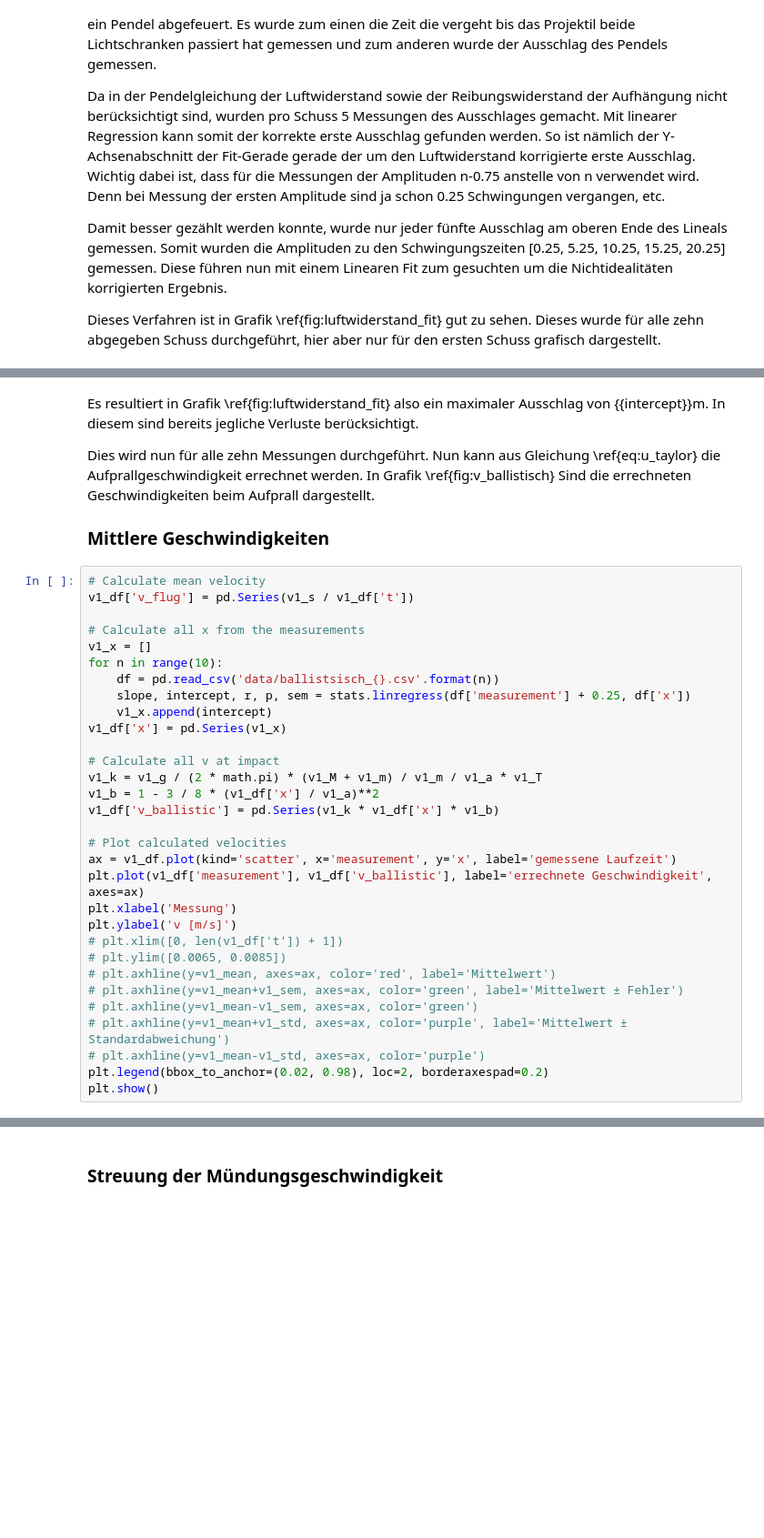
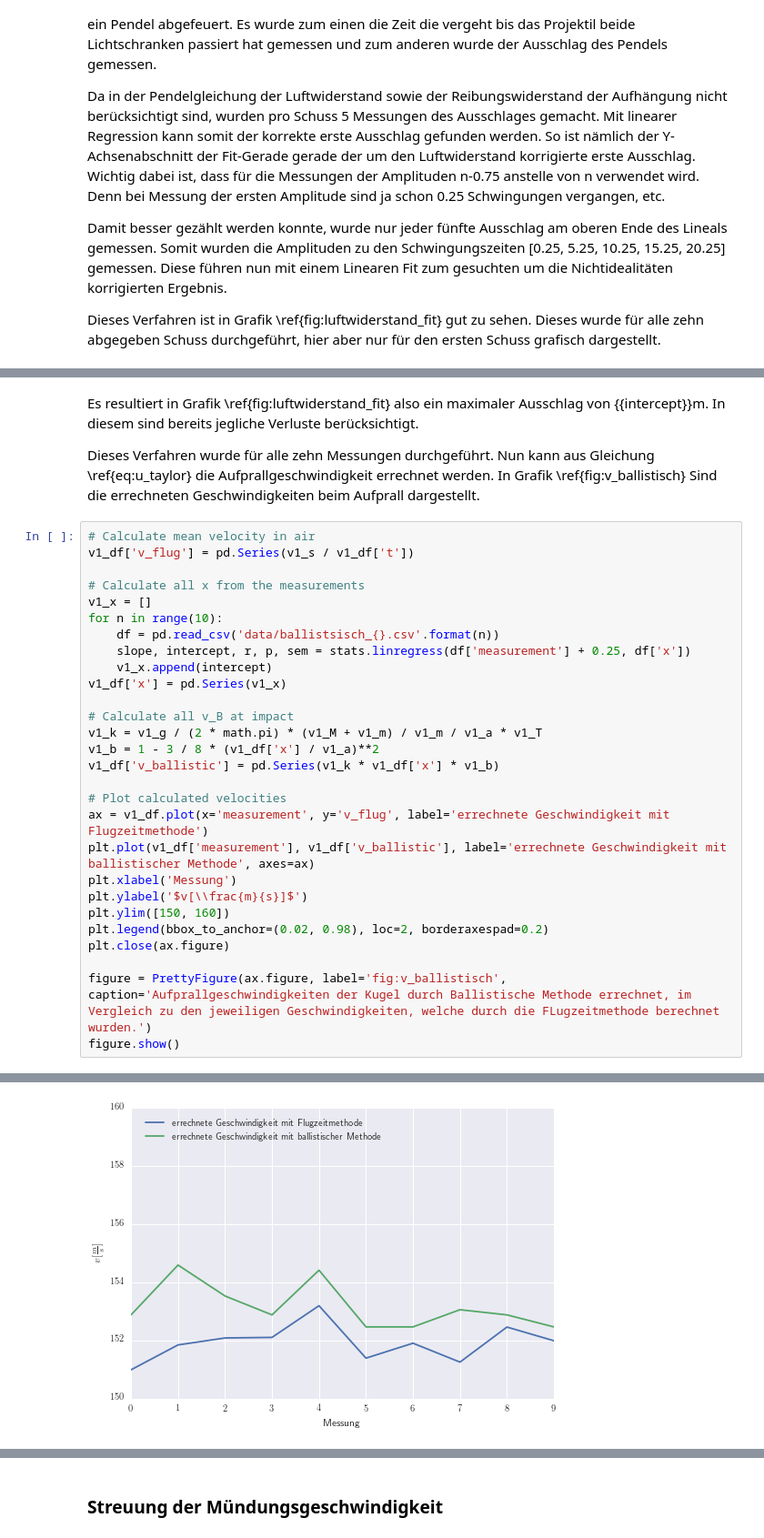
Before and after one commit to Yatekii/glal3, a Jupyter notebook: versuch2/M1.ipynb, the cells around one changed output, grey strips where cells are left out. Shown at 91% size. Saved outputs shown, nothing was run; the diff lists cells and outputs as text; blank space fills up the shorter version.

Commit message:
Figures with Captions moved to separate file; cleaned up and added captions to all existing figures; also extended text to be more complete

```diff
--- a/versuch2/M1.ipynb
+++ b/versuch2/M1.ipynb
@@ -363,11 +291,9 @@ taken_html
 # %% [markdown]
 Es resultiert in Grafik \ref{fig:luftwiderstand_fit} also ein maximaler Ausschlag von {{intercept}}m. In diesem sind bereits jegliche Verluste berücksichtigt.
 
-Dies wird nun für alle zehn Messungen durchgeführt. Nun kann aus Gleichung \ref{eq:u_taylor} die Aufprallgeschwindigkeit errechnet werden. In Grafik \ref{fig:v_ballistisch} Sind die errechneten Geschwindigkeiten beim Aufprall dargestellt.
-
-### Mittlere Geschwindigkeiten
+Dieses Verfahren wurde für alle zehn Messungen durchgeführt. Nun kann aus Gleichung \ref{eq:u_taylor} die Aufprallgeschwindigkeit errechnet werden. In Grafik \ref{fig:v_ballistisch} Sind die errechneten Geschwindigkeiten beim Aufprall dargestellt.
 # %%
-# Calculate mean velocity
+# Calculate mean velocity in air
 v1_df['v_flug'] = pd.Series(v1_s / v1_df['t'])
 
 # Calculate all x from the measurements
@@ -378,23 +304,20 @@ for n in range(10):
     v1_x.append(intercept)
 v1_df['x'] = pd.Series(v1_x)
 
-# Calculate all v at impact
+# Calculate all v_B at impact
 v1_k = v1_g / (2 * math.pi) * (v1_M + v1_m) / v1_m / v1_a * v1_T
 v1_b = 1 - 3 / 8 * (v1_df['x'] / v1_a)**2
 v1_df['v_ballistic'] = pd.Series(v1_k * v1_df['x'] * v1_b)
 
 # Plot calculated velocities
-ax = v1_df.plot(kind='scatter', x='measurement', y='x', label='gemessene Laufzeit')
-plt.plot(v1_df['measurement'], v1_df['v_ballistic'], label='errechnete Geschwindigkeit', axes=ax)
+ax = v1_df.plot(x='measurement', y='v_flug', label='errechnete Geschwindigkeit mit Flugzeitmethode')
+plt.plot(v1_df['measurement'], v1_df['v_ballistic'], label='errechnete Geschwindigkeit mit ballistischer Methode', axes=ax)
 plt.xlabel('Messung')
-plt.ylabel('v [m/s]')
-# plt.xlim([0, len(v1_df['t']) + 1])
-# plt.ylim([0.0065, 0.0085])
-# plt.axhline(y=v1_mean, axes=ax, color='red', label='Mittelwert')
-# plt.axhline(y=v1_mean+v1_sem, axes=ax, color='green', label='Mittelwert ± Fehler')
-# plt.axhline(y=v1_mean-v1_sem, axes=ax, color='green')
-# plt.axhline(y=v1_mean+v1_std, axes=ax, color='purple', label='Mittelwert ± Standardabweichung')
-# plt.axhline(y=v1_mean-v1_std, axes=ax, color='purple')
+plt.ylabel('$v[\\frac{m}{s}]$')
+plt.ylim([150, 160])
 plt.legend(bbox_to_anchor=(0.02, 0.98), loc=2, borderaxespad=0.2)
-plt.show()
+plt.close(ax.figure)
+
+figure = PrettyFigure(ax.figure, label='fig:v_ballistisch', caption='Aufprallgeschwindigkeiten der Kugel durch Ballistische Methode errechnet, im Vergleich zu den jeweiligen Geschwindigkeiten, welche durch die FLugzeitmethode berechnet wurden.')
+figure.show()
 # %% [output]
@@ -401,0 +324 @@ plt.show()
+[figure, added]
```
Also changed, not shown: parts of 13 cells of this notebook, 15 other files.
